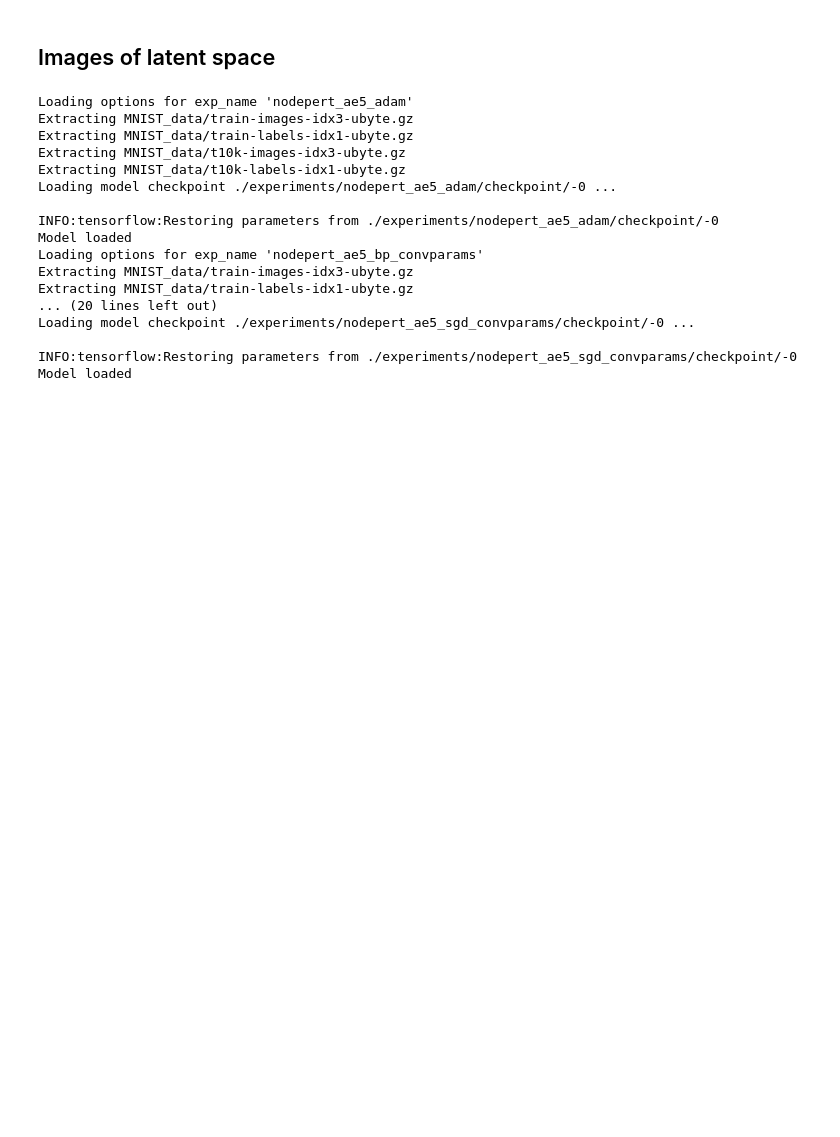
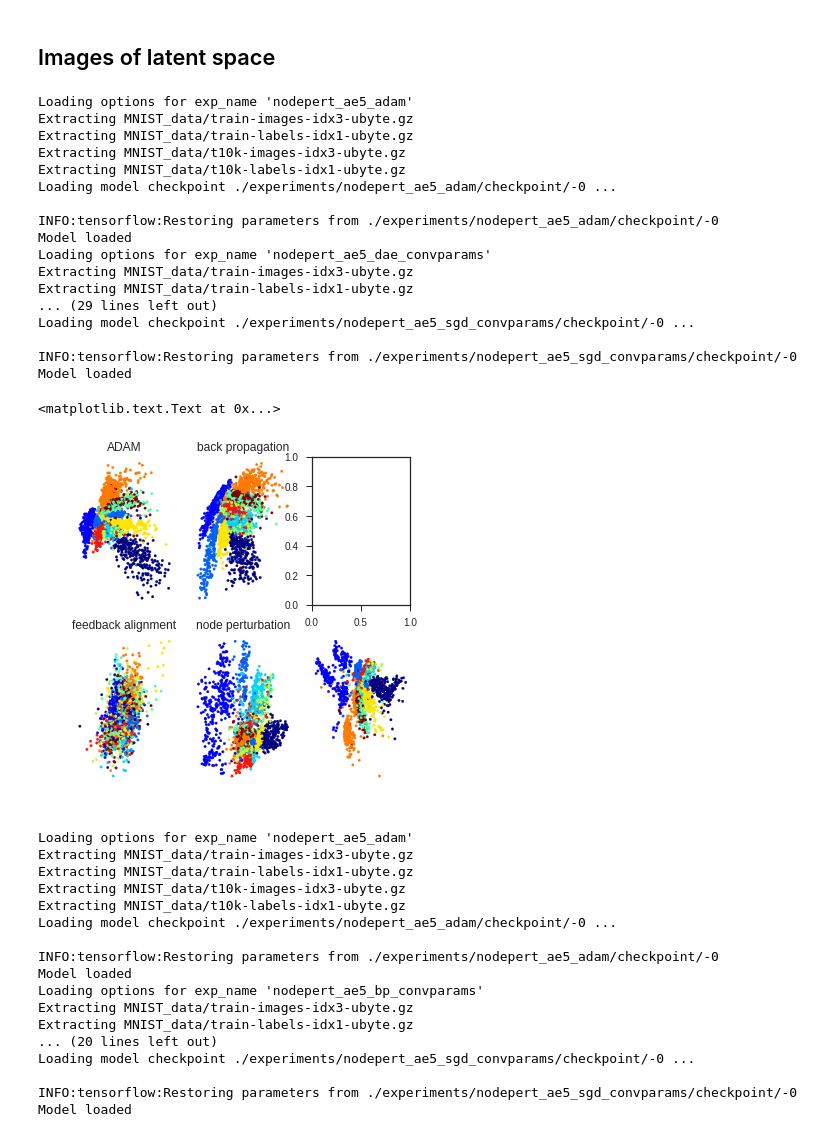
Before and after one commit to benlansdell/synthfeedback, a Jupyter notebook: notebooks/fig_3_autoencoder.ipynb, the cells around one changed output. Drawn from its saved outputs; the diff is of its cells as text; code cells hidden in the pictures; blank space fills up the shorter version.

```diff
--- a/notebooks/fig_3_autoencoder.ipynb
+++ b/notebooks/fig_3_autoencoder.ipynb
@@ -168,4 +185,36 @@ def plot_bottleneck(Model = AENPModel5_ADAM, model_name = 'nodepert_ae5_adam', a
         plt.scatter(bottlenecks[0,:], bottlenecks[1,:], c = ys, cmap = plt.get_cmap('jet'), alpha = 1, s = 6)
         if cb:
             plt.colorbar()
+# %%
+fig, axes = plt.subplots(2,3, figsize = (6,6))
+plot_bottleneck(ax = axes[0,0])
+plot_bottleneck(ax = axes[1,2], Model = AENPModel5_DAE, model_name = 'nodepert_ae5_dae_convparams')
+plot_bottleneck(ax = axes[0,1], Model = AENPModel5_ExactLsq_BPAuto, model_name = 'nodepert_ae5_bp_convparams')
+plot_bottleneck(ax = axes[1,0], Model = AENPModel5_ExactLsq_FAAuto, model_name = 'nodepert_ae5_fa_convparams')
+plot_bottleneck(ax = axes[1,1], Model = AENPModel5, model_name = 'nodepert_ae5_sgd_convparams')
+axes[0,0].set_title('ADAM')
+axes[0,1].set_title('back propagation')
+axes[1,0].set_title('feedback alignment')
+axes[1,1].set_title('node perturbation')
+#plt.savefig('./figures/fig_3_autoencoder_latent.png', dpi = 200)
+# %% [output]
+Loading options for exp_name 'nodepert_ae5_adam'
+Extracting MNIST_data/train-images-idx3-ubyte.gz
+Extracting MNIST_data/train-labels-idx1-ubyte.gz
+Extracting MNIST_data/t10k-images-idx3-ubyte.gz
+Extracting MNIST_data/t10k-labels-idx1-ubyte.gz
+Loading model checkpoint ./experiments/nodepert_ae5_adam/checkpoint/-0 ...
+
+INFO:tensorflow:Restoring parameters from ./experiments/nodepert_ae5_adam/checkpoint/-0
+Model loaded
+Loading options for exp_name 'nodepert_ae5_dae_convparams'
+Extracting MNIST_data/train-images-idx3-ubyte.gz
+Extracting MNIST_data/train-labels-idx1-ubyte.gz
+... (29 lines left out)
+Loading model checkpoint ./experiments/nodepert_ae5_sgd_convparams/checkpoint/-0 ...
+
+INFO:tensorflow:Restoring parameters from ./experiments/nodepert_ae5_sgd_convparams/checkpoint/-0
+Model loaded
+<matplotlib.text.Text at 0x...>
+[figure, added]
 # %%
```
Also changed, not shown: parts of 4 cells of this notebook, 1 other file.
